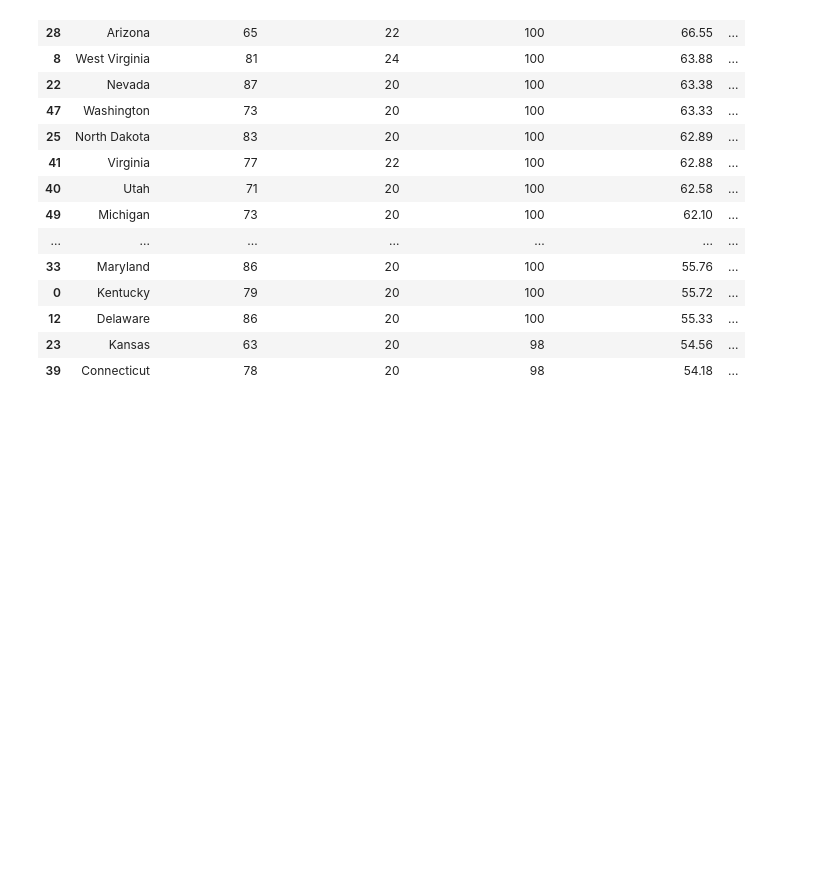
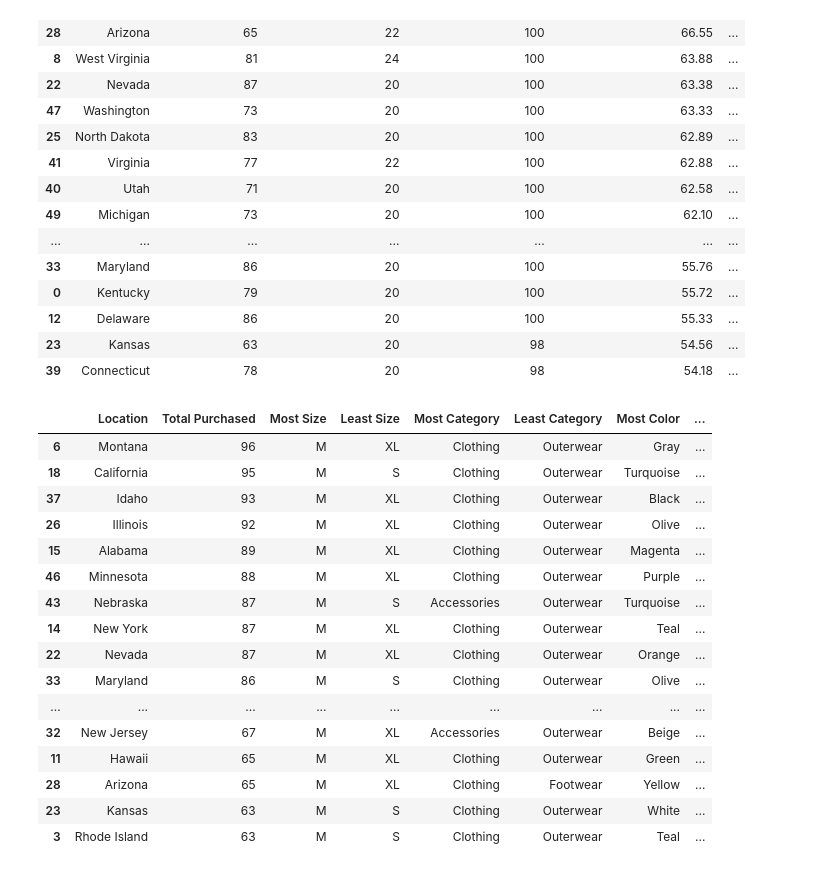
Before and after one commit to FlazeFy2/DS-Customer_Shopping, a Jupyter notebook: descriptive statistics.ipynb, the cells around one changed output. Drawn from its saved outputs; the diff is of its cells as text; code cells hidden in the pictures; blank space fills up the shorter version.

Commit message:
[DS] Descriptive Statistic for Analyzed Category, Size, Color, and Payment Method for each states

```diff
--- a/descriptive statistics.ipynb
+++ b/descriptive statistics.ipynb
@@ -104,3 +104,75 @@ res_df
 | 12 | Delaware | 86 | 20 | 100 | 55.33 | ... |
 | 23 | Kansas | 63 | 20 | 98 | 54.56 | ... |
 | 39 | Connecticut | 78 | 20 | 98 | 54.18 | ... |
+# %%
+import pandas as pd
+import statistics
+import numpy as np
+
+# Declaration
+# Descriptive Statistic for Analyzed Category, Size, Color, and Payment Method for each states
+data = pd.read_csv("shopping_trends.csv")
+
+location = data['Location'].unique().tolist()
+
+results = []
+
+for dt in location:
+    location_data = data[data['Location'] == dt]
+
+    total_purchase = location_data['Purchase Amount (USD)'].count()
+
+    # Most and least size
+    size_counts = location_data['Size'].value_counts()
+    most_size = size_counts.idxmax() if not size_counts.empty else None
+    least_size = size_counts.idxmin() if not size_counts.empty else None
+
+    # Most and least category
+    category_counts = location_data['Category'].value_counts()
+    most_category = category_counts.idxmax() if not category_counts.empty else None
+    least_category = category_counts.idxmin() if not category_counts.empty else None
+
+    # Most and least color
+    color_counts = location_data['Color'].value_counts()
+    most_color = color_counts.idxmax() if not color_counts.empty else None
+    least_color = color_counts.idxmin() if not color_counts.empty else None
+
+    # Most and least payment method
+    payment_counts = location_data['Payment Method'].value_counts()
+    most_payment = payment_counts.idxmax() if not payment_counts.empty else None
+    least_payment = payment_counts.idxmin() if not payment_counts.empty else None
+
+    results.append({
+        'Location': dt,
+        'Total Purchased': total_purchase,
+        'Most Size': most_size,
+        'Least Size': least_size,
+        'Most Category': most_category,
+        'Least Category': least_category,
+        'Most Color': most_color,
+        'Least Color': least_color,
+        'Most Payment': most_payment,
+        'Least Payment': least_payment
+    })
+
+res_df = pd.DataFrame(results)
+res_df = res_df.sort_values(by='Total Purchased', ascending=False)
+res_df
+# %% [output]
+|  | Location | Total Purchased | Most Size | Least Size | Most Category | Least Category | Most Color | ... |
+| 6 | Montana | 96 | M | XL | Clothing | Outerwear | Gray | ... |
+| 18 | California | 95 | M | S | Clothing | Outerwear | Turquoise | ... |
+| 37 | Idaho | 93 | M | XL | Clothing | Outerwear | Black | ... |
+| 26 | Illinois | 92 | M | XL | Clothing | Outerwear | Olive | ... |
+| 15 | Alabama | 89 | M | XL | Clothing | Outerwear | Magenta | ... |
+| 46 | Minnesota | 88 | M | XL | Clothing | Outerwear | Purple | ... |
+| 43 | Nebraska | 87 | M | S | Accessories | Outerwear | Turquoise | ... |
+| 14 | New York | 87 | M | XL | Clothing | Outerwear | Teal | ... |
+| 22 | Nevada | 87 | M | XL | Clothing | Outerwear | Orange | ... |
+| 33 | Maryland | 86 | M | S | Clothing | Outerwear | Olive | ... |
+| ... | ... | ... | ... | ... | ... | ... | ... | ... |
+| 32 | New Jersey | 67 | M | XL | Accessories | Outerwear | Beige | ... |
+| 11 | Hawaii | 65 | M | XL | Clothing | Outerwear | Green | ... |
+| 28 | Arizona | 65 | M | XL | Clothing | Footwear | Yellow | ... |
+| 23 | Kansas | 63 | M | S | Clothing | Outerwear | White | ... |
+| 3 | Rhode Island | 63 | M | S | Clothing | Outerwear | Teal | ... |
```
